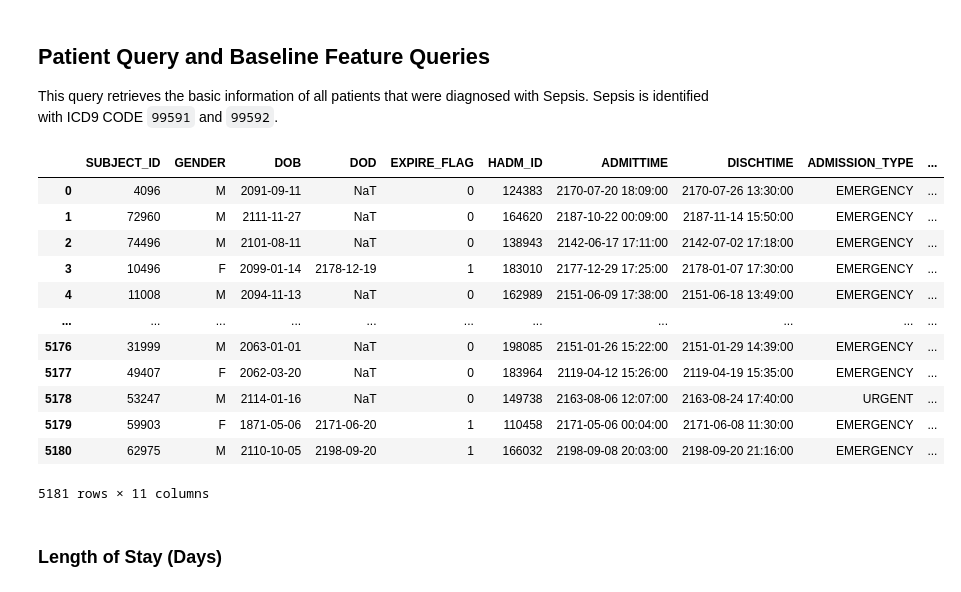
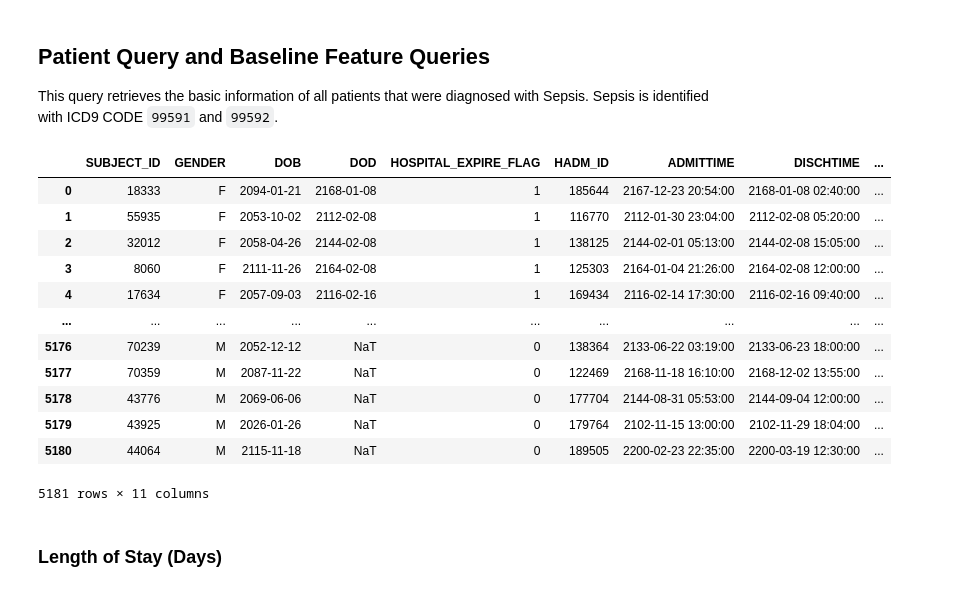
Before and after one commit to Musiik-fn/650-DRAGON-SLAYERS, a Jupyter notebook: FILES/Josh-Dev/650DS.ipynb, the cells around one changed output. Saved outputs shown, nothing was run; the diff lists cells and outputs as text; code cells hidden in the pictures.

```diff
--- a/FILES/Josh-Dev/650DS.ipynb
+++ b/FILES/Josh-Dev/650DS.ipynb
@@ -22,44 +22,44 @@ This query retrieves the basic information of all patients that were diagnosed w
 # %%
 patientQuery = """
 SELECT DISTINCT
     p.SUBJECT_ID,
     p.GENDER,
     p.DOB,
     p.DOD,
-    p.EXPIRE_FLAG,
+    a.HOSPITAL_EXPIRE_FLAG,
     a.HADM_ID,
     a.ADMITTIME,
     a.DISCHTIME,
     a.ADMISSION_TYPE,
     a.ETHNICITY,
     DATE_DIFF(DATE(a.ADMITTIME), DATE(p.DOB), YEAR) AS AGE_AT_ADMISSION
 FROM
     mimiciii.patients p
 JOIN
     mimiciii.diagnoses_icd d
     ON p.SUBJECT_ID = d.SUBJECT_ID
 JOIN
     mimiciii.admissions a
     ON d.HADM_ID = a.HADM_ID
 WHERE
     d.ICD9_CODE IN ('99591', '99592');
 """
 
 patient_df = client.query(patientQuery).to_dataframe()
 patient_df
 # %% [output]
-|  | SUBJECT_ID | GENDER | DOB | DOD | EXPIRE_FLAG | HADM_ID | ADMITTIME | DISCHTIME | ADMISSION_TYPE | ... |
-| 0 | 4096 | M | 2091-09-11 | NaT | 0 | 124383 | 2170-07-20 18:09:00 | 2170-07-26 13:30:00 | EMERGENCY | ... |
-| 1 | 72960 | M | 2111-11-27 | NaT | 0 | 164620 | 2187-10-22 00:09:00 | 2187-11-14 15:50:00 | EMERGENCY | ... |
-| 2 | 74496 | M | 2101-08-11 | NaT | 0 | 138943 | 2142-06-17 17:11:00 | 2142-07-02 17:18:00 | EMERGENCY | ... |
-| 3 | 10496 | F | 2099-01-14 | 2178-12-19 | 1 | 183010 | 2177-12-29 17:25:00 | 2178-01-07 17:30:00 | EMERGENCY | ... |
-| 4 | 11008 | M | 2094-11-13 | NaT | 0 | 162989 | 2151-06-09 17:38:00 | 2151-06-18 13:49:00 | EMERGENCY | ... |
-| ... | ... | ... | ... | ... | ... | ... | ... | ... | ... | ... |
-| 5176 | 31999 | M | 2063-01-01 | NaT | 0 | 198085 | 2151-01-26 15:22:00 | 2151-01-29 14:39:00 | EMERGENCY | ... |
-| 5177 | 49407 | F | 2062-03-20 | NaT | 0 | 183964 | 2119-04-12 15:26:00 | 2119-04-19 15:35:00 | EMERGENCY | ... |
-| 5178 | 53247 | M | 2114-01-16 | NaT | 0 | 149738 | 2163-08-06 12:07:00 | 2163-08-24 17:40:00 | URGENT | ... |
-| 5179 | 59903 | F | 1871-05-06 | 2171-06-20 | 1 | 110458 | 2171-05-06 00:04:00 | 2171-06-08 11:30:00 | EMERGENCY | ... |
-| 5180 | 62975 | M | 2110-10-05 | 2198-09-20 | 1 | 166032 | 2198-09-08 20:03:00 | 2198-09-20 21:16:00 | EMERGENCY | ... |
+|  | SUBJECT_ID | GENDER | DOB | DOD | HOSPITAL_EXPIRE_FLAG | HADM_ID | ADMITTIME | DISCHTIME | ... |
+| 0 | 18333 | F | 2094-01-21 | 2168-01-08 | 1 | 185644 | 2167-12-23 20:54:00 | 2168-01-08 02:40:00 | ... |
+| 1 | 55935 | F | 2053-10-02 | 2112-02-08 | 1 | 116770 | 2112-01-30 23:04:00 | 2112-02-08 05:20:00 | ... |
+| 2 | 32012 | F | 2058-04-26 | 2144-02-08 | 1 | 138125 | 2144-02-01 05:13:00 | 2144-02-08 15:05:00 | ... |
+| 3 | 8060 | F | 2111-11-26 | 2164-02-08 | 1 | 125303 | 2164-01-04 21:26:00 | 2164-02-08 12:00:00 | ... |
+| 4 | 17634 | F | 2057-09-03 | 2116-02-16 | 1 | 169434 | 2116-02-14 17:30:00 | 2116-02-16 09:40:00 | ... |
+| ... | ... | ... | ... | ... | ... | ... | ... | ... | ... |
+| 5176 | 70239 | M | 2052-12-12 | NaT | 0 | 138364 | 2133-06-22 03:19:00 | 2133-06-23 18:00:00 | ... |
+| 5177 | 70359 | M | 2087-11-22 | NaT | 0 | 122469 | 2168-11-18 16:10:00 | 2168-12-02 13:55:00 | ... |
+| 5178 | 43776 | M | 2069-06-06 | NaT | 0 | 177704 | 2144-08-31 05:53:00 | 2144-09-04 12:00:00 | ... |
+| 5179 | 43925 | M | 2026-01-26 | NaT | 0 | 179764 | 2102-11-15 13:00:00 | 2102-11-29 18:04:00 | ... |
+| 5180 | 44064 | M | 2115-11-18 | NaT | 0 | 189505 | 2200-02-23 22:35:00 | 2200-03-19 12:30:00 | ... |
 5181 rows × 11 columns
 # %% [markdown]
 ### Length of Stay (Days)
```
Also changed, not shown: parts of 22 cells of this notebook, 3 other files.
